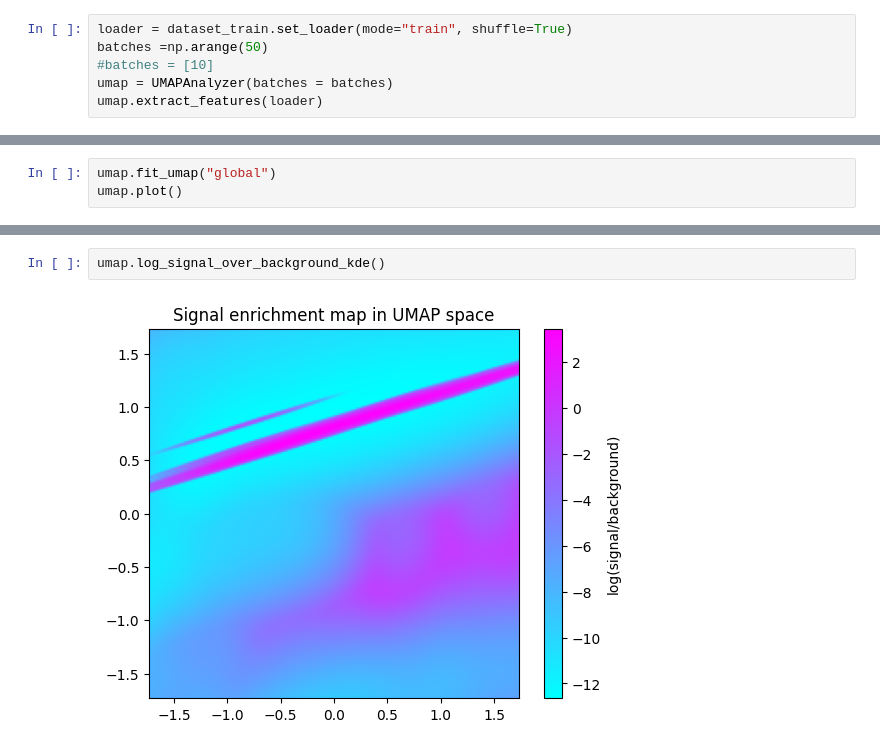
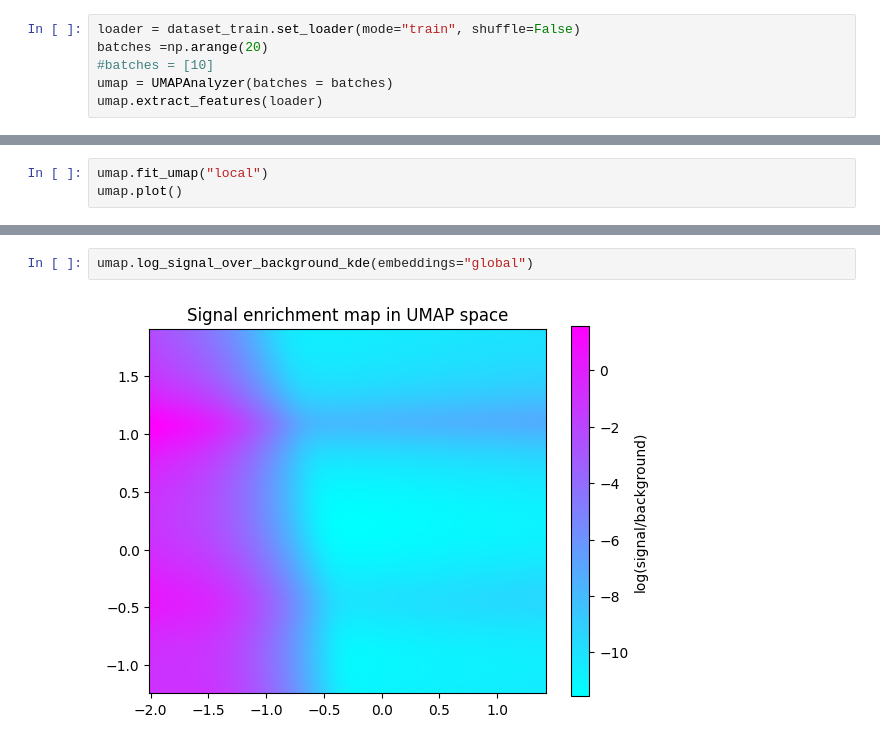
Before and after one commit to annkasch/resolve, a Jupyter notebook: examples/feature_analysis.ipynb, the cells around one changed output, grey strips where cells are left out. Drawn from its saved outputs; the diff is of its cells as text.

```diff
--- a/examples/feature_analysis.ipynb
+++ b/examples/feature_analysis.ipynb
@@ -48,6 +55,6 @@ phi mean:  [3.09912000e-02 1.38451402e+01 7.49881529e+01 3.83905393e+01
 # %%
-loader = dataset_train.set_loader(mode="train", shuffle=True)
-batches =np.arange(50)
+loader = dataset_train.set_loader(mode="train", shuffle=False)
+batches =np.arange(20)
 #batches = [10]
 umap = UMAPAnalyzer(batches = batches)
 umap.extract_features(loader)
@@ -53,0 +71,3 @@ umap.extract_features(loader)
+# %%
+umap.fit_umap("local")
+umap.plot()
@@ -56,4 +100 @@ umap.extract_features(loader)
 #umap.plot()
-# %%
-umap.fit_umap("global")
-umap.plot()
@@ -84,4 +101,4 @@ Tue Oct 28 09:58:03 2025 Finished embedding
 # %%
-umap.log_signal_over_background_kde()
+umap.log_signal_over_background_kde(embeddings="global")
 # %% [output]
-[figure, old version]
+[figure, new version]
```
Also changed, not shown: parts of 12 cells of this notebook, 16 other files.
